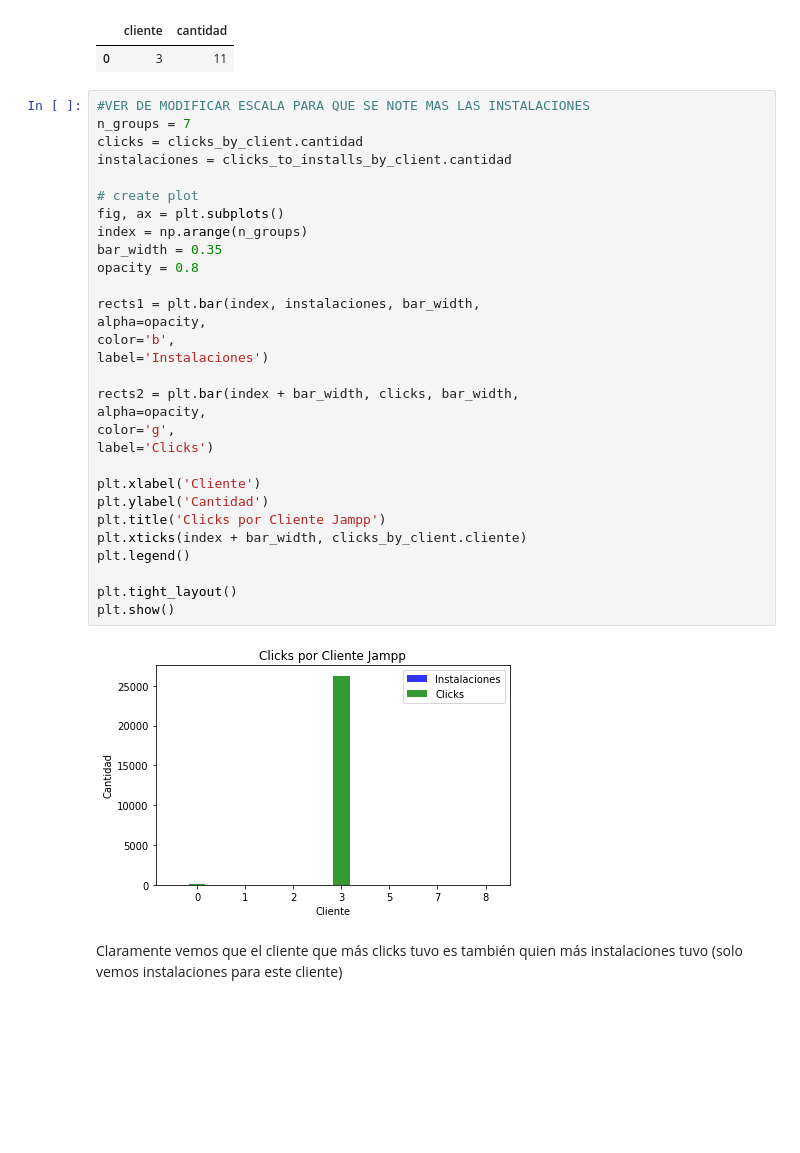
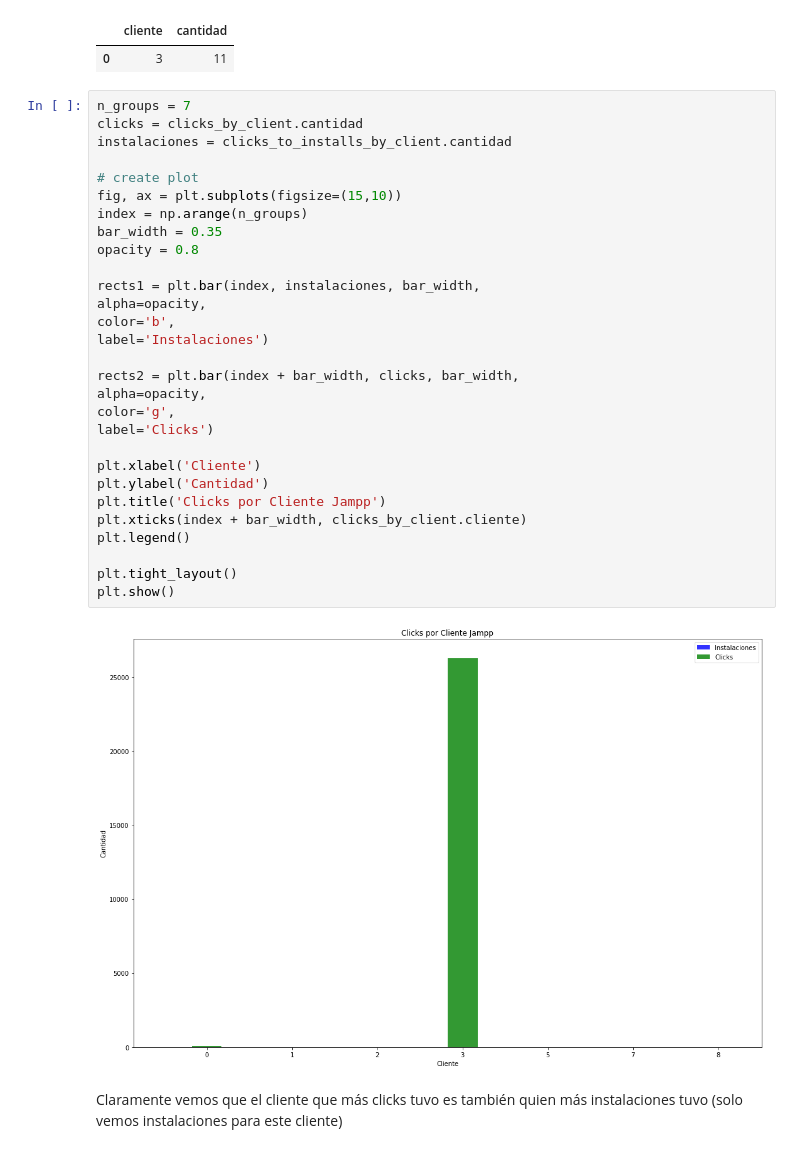
Before and after one commit to yanetrodriguez25/TpJampp, a Jupyter notebook: Tp1.ipynb, the cells around one changed output. Drawn from its saved outputs; the diff is of its cells as text; blank space fills up the shorter version.

```diff
--- a/Tp1.ipynb
+++ b/Tp1.ipynb
@@ -1493,36 +1489,35 @@ clicks_to_installs_by_client
 |  | cliente | cantidad |
 | 0 | 3 | 11 |
 # %%
-#VER DE MODIFICAR ESCALA PARA QUE SE NOTE MAS LAS INSTALACIONES
 n_groups = 7
 clicks = clicks_by_client.cantidad
 instalaciones = clicks_to_installs_by_client.cantidad
 
 # create plot
-fig, ax = plt.subplots()
+fig, ax = plt.subplots(figsize=(15,10))
 index = np.arange(n_groups)
 bar_width = 0.35
 opacity = 0.8
 
 rects1 = plt.bar(index, instalaciones, bar_width,
 alpha=opacity,
 color='b',
 label='Instalaciones')
 
 rects2 = plt.bar(index + bar_width, clicks, bar_width,
 alpha=opacity,
 color='g',
 label='Clicks')
 
 plt.xlabel('Cliente')
 plt.ylabel('Cantidad')
 plt.title('Clicks por Cliente Jampp')
 plt.xticks(index + bar_width, clicks_by_client.cliente)
 plt.legend()
 
 plt.tight_layout()
 plt.show()
 # %% [output]
-[figure, old version]
+[figure, new version]
 # %% [markdown]
 Claramente vemos que el cliente que más clicks tuvo es también quien más instalaciones tuvo (solo vemos instalaciones para este cliente)
```
Also changed, not shown: parts of 7 cells of this notebook.
